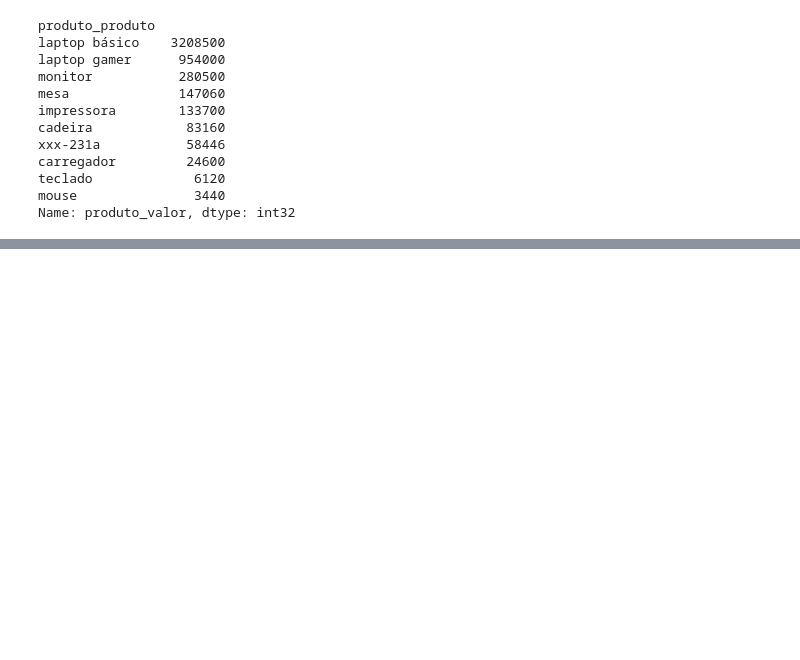
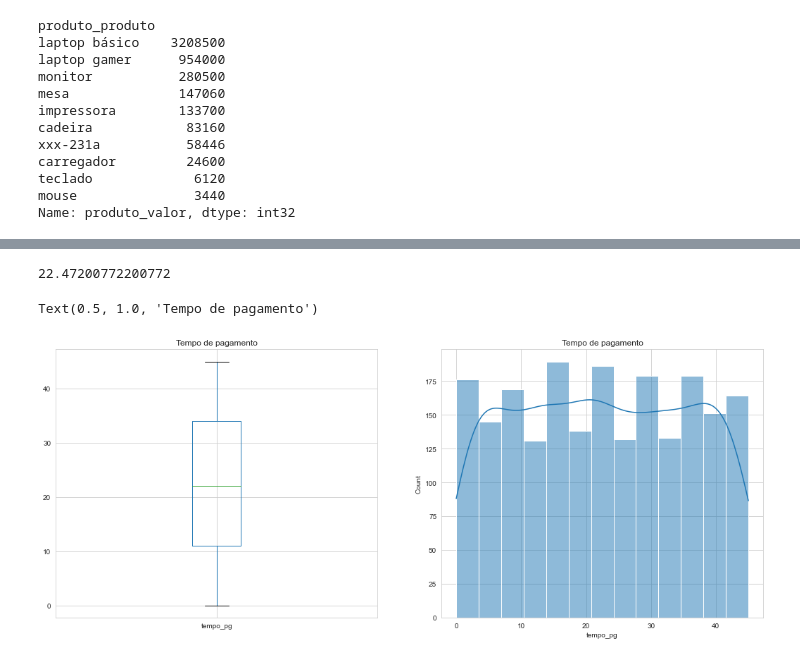
Before and after one commit to italocreator/heros-journey, a Jupyter notebook: Projeto_20211115/202111115_tratamento/5-Analises_Insights/20211115_Analises.ipynb, the cells around one changed output, grey strips where cells are left out. Cells and saved outputs as stored; diff of their text form; code cells hidden in the pictures; blank space fills up the shorter version.

```diff
--- a/Projeto_20211115/202111115_tratamento/5-Analises_Insights/20211115_Analises.ipynb
+++ b/Projeto_20211115/202111115_tratamento/5-Analises_Insights/20211115_Analises.ipynb
@@ -433,0 +455,17 @@ Name: produto_valor, dtype: int32
+# %%
+df.tempo_pg.mean()
+# %% [output]
+22.47200772200772
+# %%
+plt.figure(figsize=(18, 7))
+
+plt.subplot(1,2,1)
+df.boxplot('tempo_pg')
+plt.title('Tempo de pagamento')
+
+plt.subplot(1,2,2)
+sns.histplot(data=df.tempo_pg, kde=True)
+plt.title('Tempo de pagamento')
+# %% [output]
+Text(0.5, 1.0, 'Tempo de pagamento')
+[figure, added]
```
Also changed, not shown: parts of 13 cells of this notebook, 1 other file.
